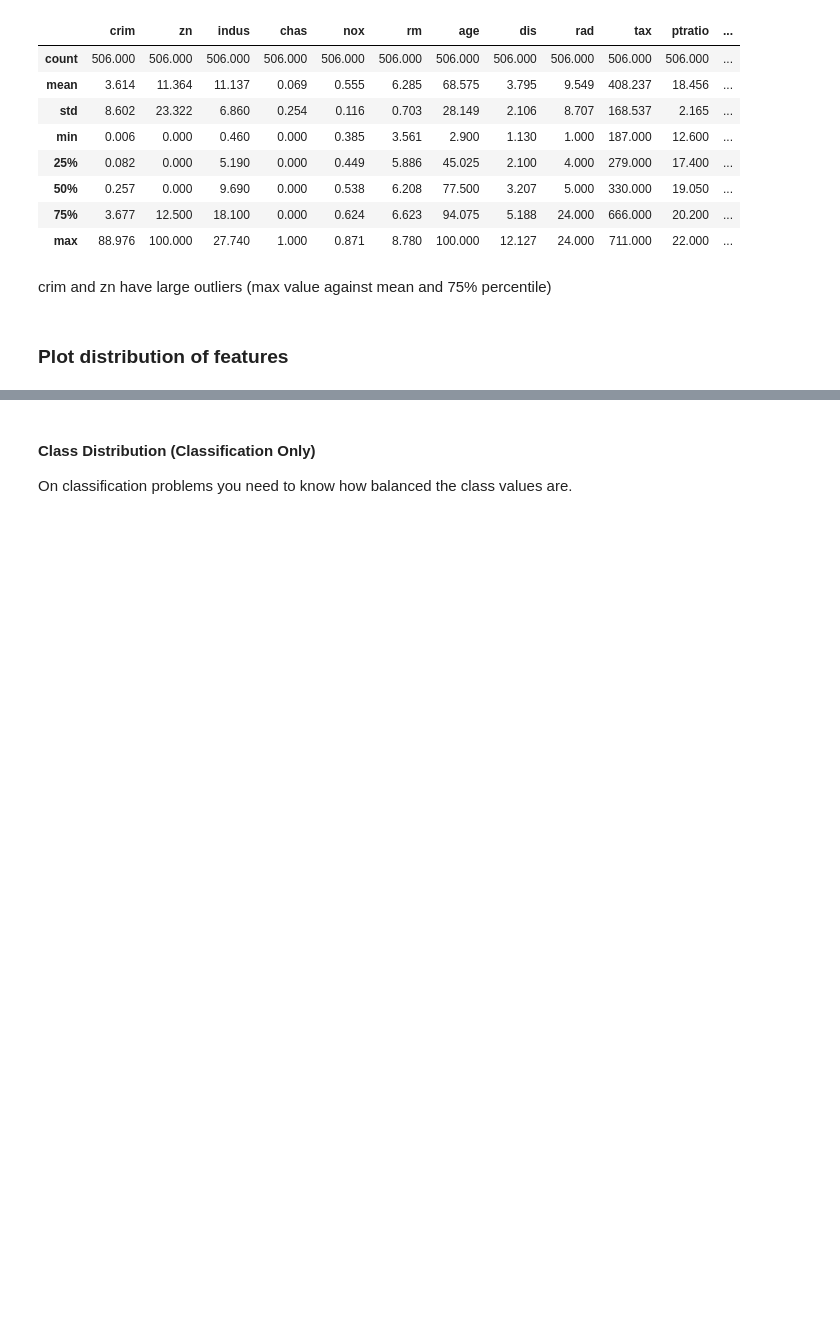
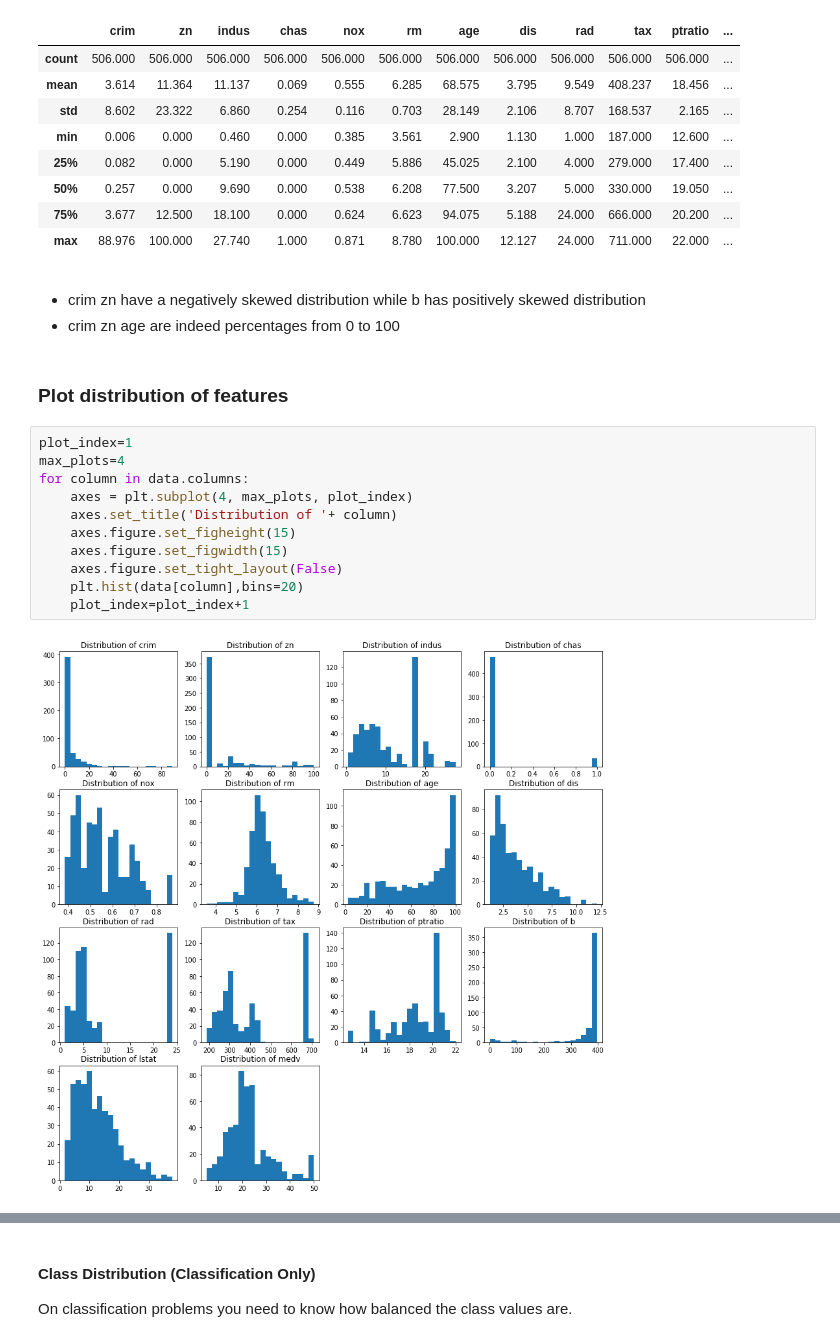
Before and after one commit to neomatrix369/awesome-ai-ml-dl, a Jupyter notebook: notebooks/jupyter/data/01_Exploratory_Data_Analysis_(Do_we_know_our_data).ipynb, the cells around one changed output, grey strips where cells are left out. Cells and saved outputs as stored; diff of their text form; blank space fills up the shorter version.

Commit message:
add distrib on all graphs in 1 simple picture + observations

```diff
--- a/notebooks/jupyter/data/01_Exploratory_Data_Analysis_(Do_we_know_our_data).ipynb
+++ b/notebooks/jupyter/data/01_Exploratory_Data_Analysis_(Do_we_know_our_data).ipynb
@@ -217,7 +223,22 @@ This might include the presence of “NA” values for missing data or surprisin
 | 50% | 0.257 | 0.000 | 9.690 | 0.000 | 0.538 | 6.208 | 77.500 | 3.207 | 5.000 | 330.000 | 19.050 | ... |
 | 75% | 3.677 | 12.500 | 18.100 | 0.000 | 0.624 | 6.623 | 94.075 | 5.188 | 24.000 | 666.000 | 20.200 | ... |
 | max | 88.976 | 100.000 | 27.740 | 1.000 | 0.871 | 8.780 | 100.000 | 12.127 | 24.000 | 711.000 | 22.000 | ... |
-# %% [markdown]
-crim and zn have large outliers  (max value against mean and 75% percentile)
+# %% [markdown]
+>>
+- crim zn have a negatively skewed distribution while b has positively skewed distribution
+- crim zn age  are indeed percentages from 0 to 100
 # %% [markdown]
 ### Plot distribution of features
+# %%
+plot_index=1
+max_plots=4
+for column in data.columns:
+    axes = plt.subplot(4, max_plots, plot_index)
+    axes.set_title('Distribution of '+ column)
+    axes.figure.set_figheight(15)
+    axes.figure.set_figwidth(15)
+    axes.figure.set_tight_layout(False)
+    plt.hist(data[column],bins=20)
+    plot_index=plot_index+1
+# %% [output]
+[figure, added]
```
Also changed, not shown: parts of 5 cells of this notebook.
